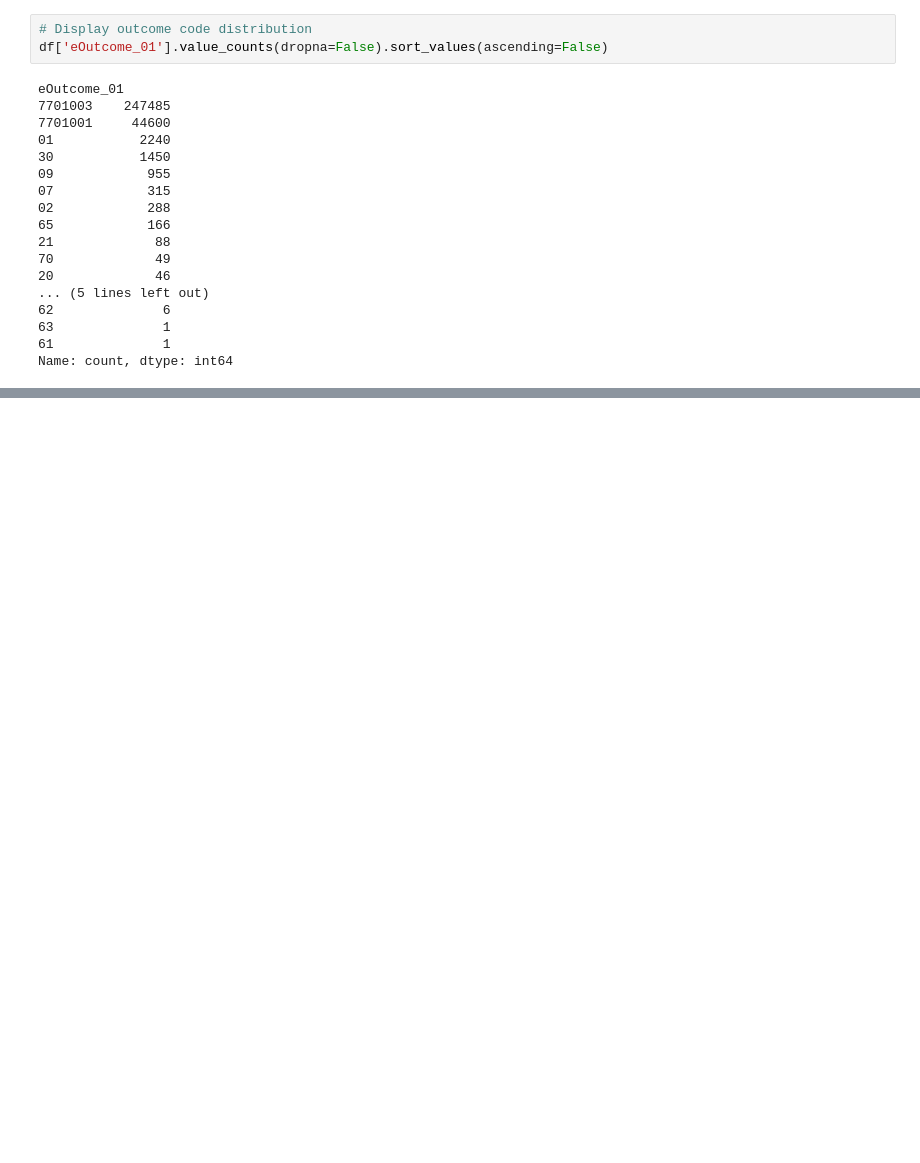
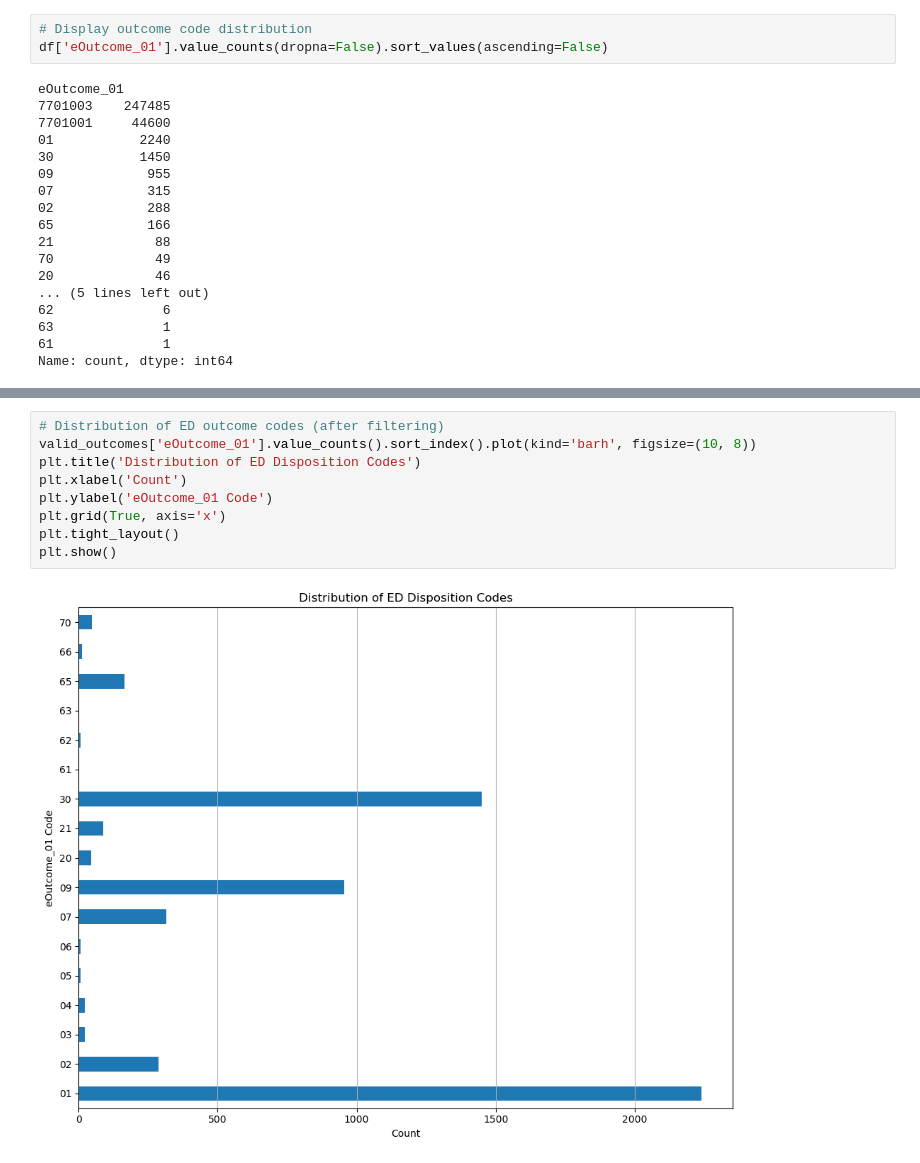
Before and after one commit to n2b8/opiate_use_analysis, a Jupyter notebook: notebooks/02_analysis_modeling.ipynb, the cells around one changed output, grey strips where cells are left out. Saved outputs shown, nothing was run; the diff lists cells and outputs as text; blank space fills up the shorter version.

Commit message:
data understanding - outcome distributions

```diff
--- a/notebooks/02_analysis_modeling.ipynb
+++ b/notebooks/02_analysis_modeling.ipynb
@@ -112 +116,12 @@ outcome_mapping = {
 valid_outcomes['eOutcome_01_label'] = valid_outcomes['eOutcome_01'].map(outcome_mapping)
+# %%
+# Distribution of ED outcome codes (after filtering)
+valid_outcomes['eOutcome_01'].value_counts().sort_index().plot(kind='barh', figsize=(10, 8))
+plt.title('Distribution of ED Disposition Codes')
+plt.xlabel('Count')
+plt.ylabel('eOutcome_01 Code')
+plt.grid(True, axis='x')
+plt.tight_layout()
+plt.show()
+# %% [output]
+[figure, added]
```
Also changed, not shown: parts of 2 cells of this notebook.
